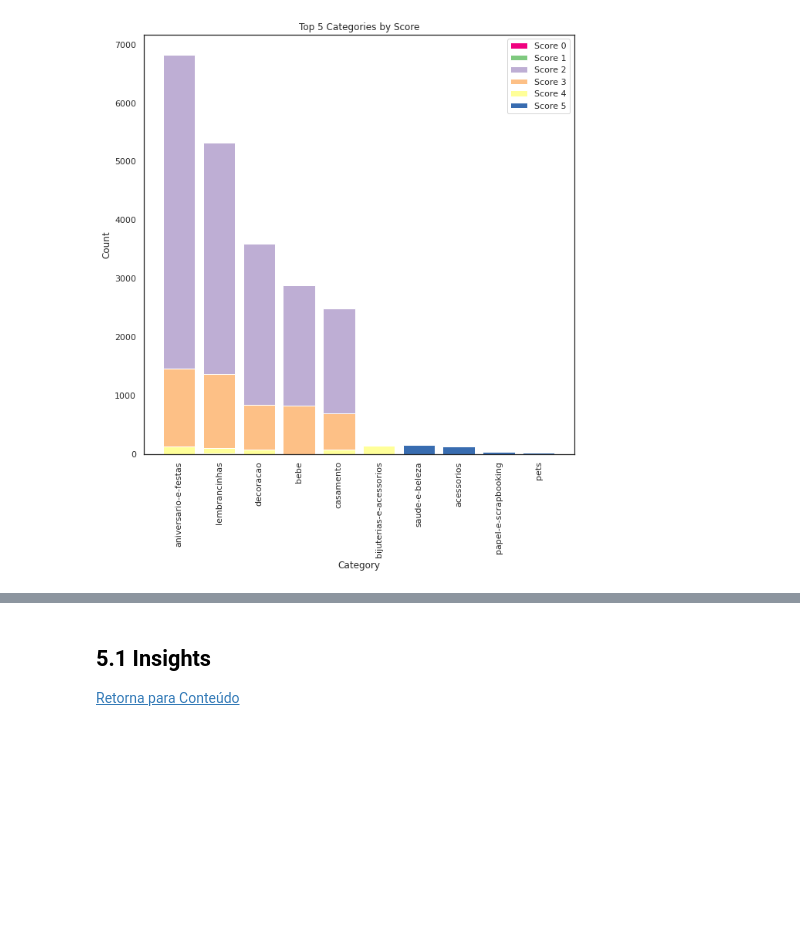
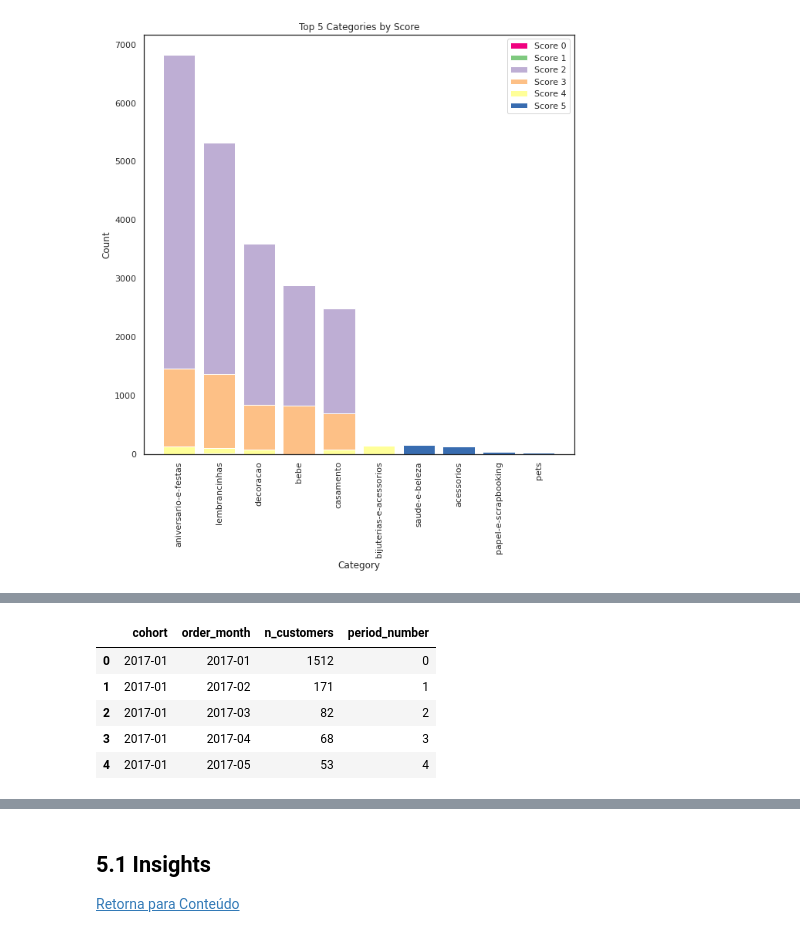
Before and after one commit to pathilink/elo7_mkt_case, a Jupyter notebook: notebook/elo7_mkt_case.ipynb, the cells around one changed output, grey strips where cells are left out. Cells and saved outputs as stored; diff of their text form; code cells hidden in the pictures; blank space fills up the shorter version.

```diff
--- a/notebook/elo7_mkt_case.ipynb
+++ b/notebook/elo7_mkt_case.ipynb
@@ -737,0 +754,9 @@ plt.show()
+# %%
+df_cohort_.head()
+# %% [output]
+|  | cohort | order_month | n_customers | period_number |
+| 0 | 2017-01 | 2017-01 | 1512 | 0 |
+| 1 | 2017-01 | 2017-02 | 171 | 1 |
+| 2 | 2017-01 | 2017-03 | 82 | 2 |
+| 3 | 2017-01 | 2017-04 | 68 | 3 |
+| 4 | 2017-01 | 2017-05 | 53 | 4 |
```
Also changed, not shown: parts of 14 cells of this notebook.
